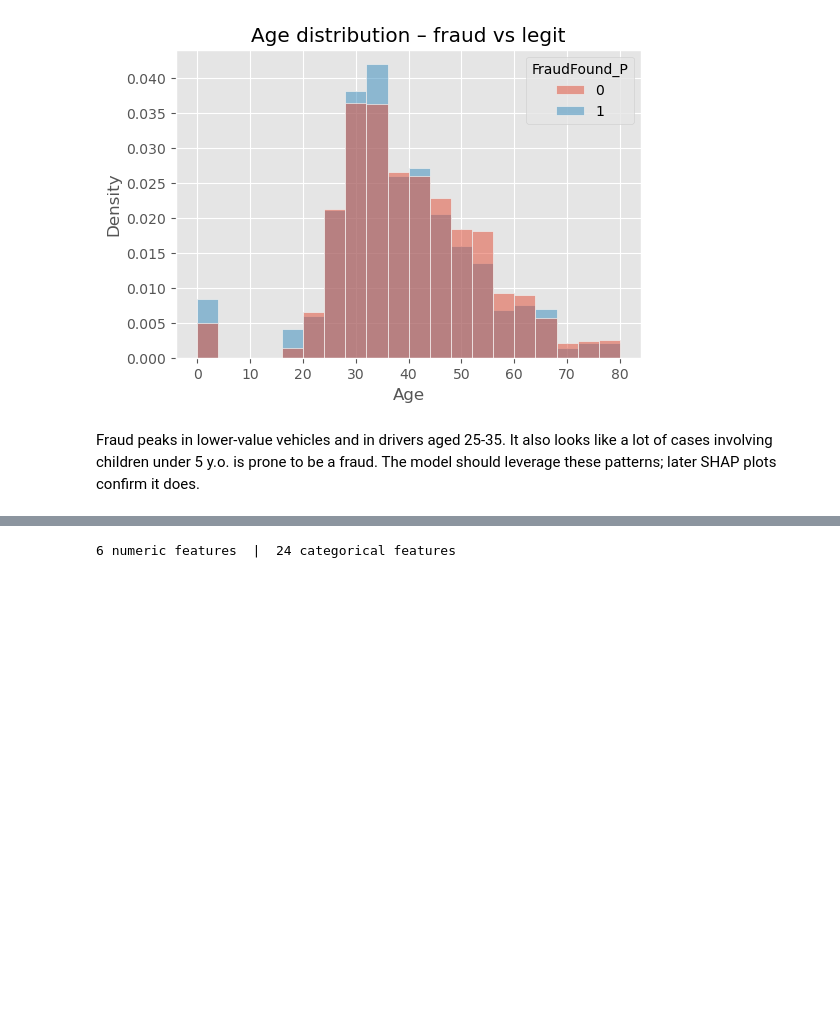
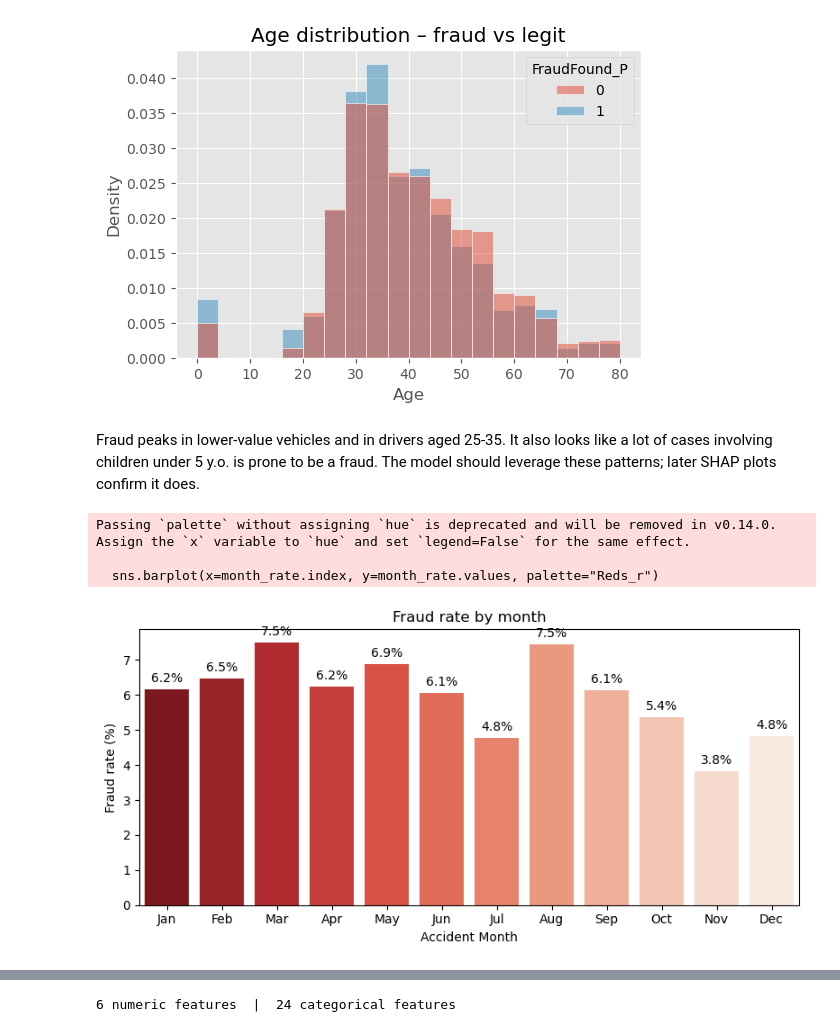
Before and after one commit to bakewka94/CapstoneProject-Udacity, a Jupyter notebook: Fraud Detection Project.ipynb, the cells around one changed output, grey strips where cells are left out. Cells and saved outputs as stored; diff of their text form; code cells hidden in the pictures; blank space fills up the shorter version.

```diff
--- a/Fraud Detection Project.ipynb
+++ b/Fraud Detection Project.ipynb
@@ -118,3 +118,25 @@ plt.show()
 # %% [markdown]
 Fraud peaks in lower-value vehicles and in drivers aged 25-35. It also looks like a lot of cases involving children under 5 y.o. is prone to be a fraud.
 The model should leverage these patterns; later SHAP plots confirm it does.
+# %%
+#fraud per month
+month_order = ["Jan","Feb","Mar","Apr","May","Jun",
+               "Jul","Aug","Sep","Oct","Nov","Dec"]
+
+month_rate = (df.groupby("Month")[fraud_col]
+                .mean()
+                .mul(100)              # to %
+                .reindex(month_order))
+
+plt.figure(figsize=(8,4))
+sns.barplot(x=month_rate.index, y=month_rate.values, palette="Reds_r")
+plt.ylabel("Fraud rate (%)"); plt.xlabel("Accident Month")
+plt.title("Fraud rate by month")
+for i,v in enumerate(month_rate.values):
+    plt.text(i, v+0.2, f"{v:.1f}%", ha='center')
+plt.tight_layout(); plt.show()
+# %% [output]
+Passing `palette` without assigning `hue` is deprecated and will be removed in v0.14.0. Assign the `x` variable to `hue` and set `legend=False` for the same effect.
+
+  sns.barplot(x=month_rate.index, y=month_rate.values, palette="Reds_r")
+[figure, added]
```
Also changed, not shown: parts of 3 cells of this notebook.
